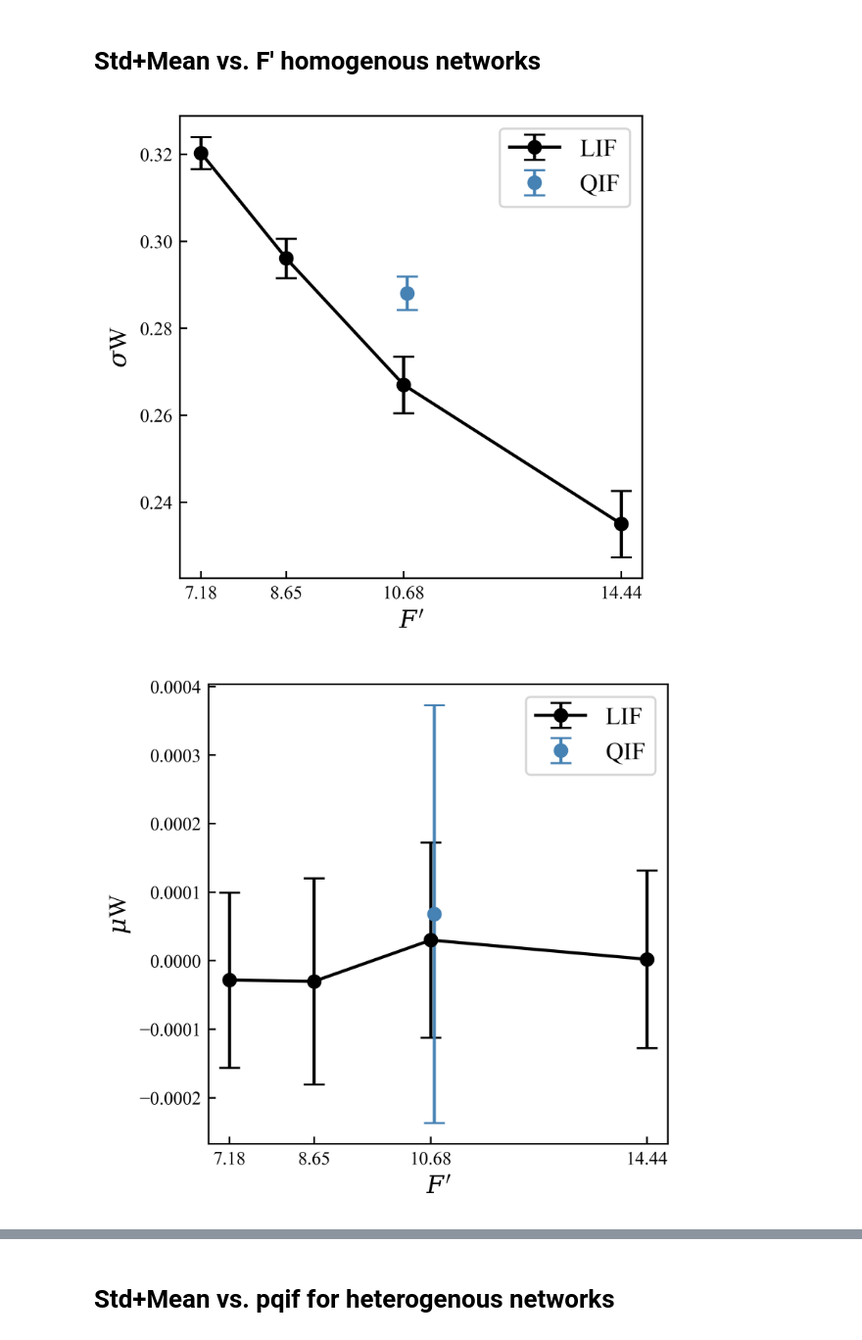
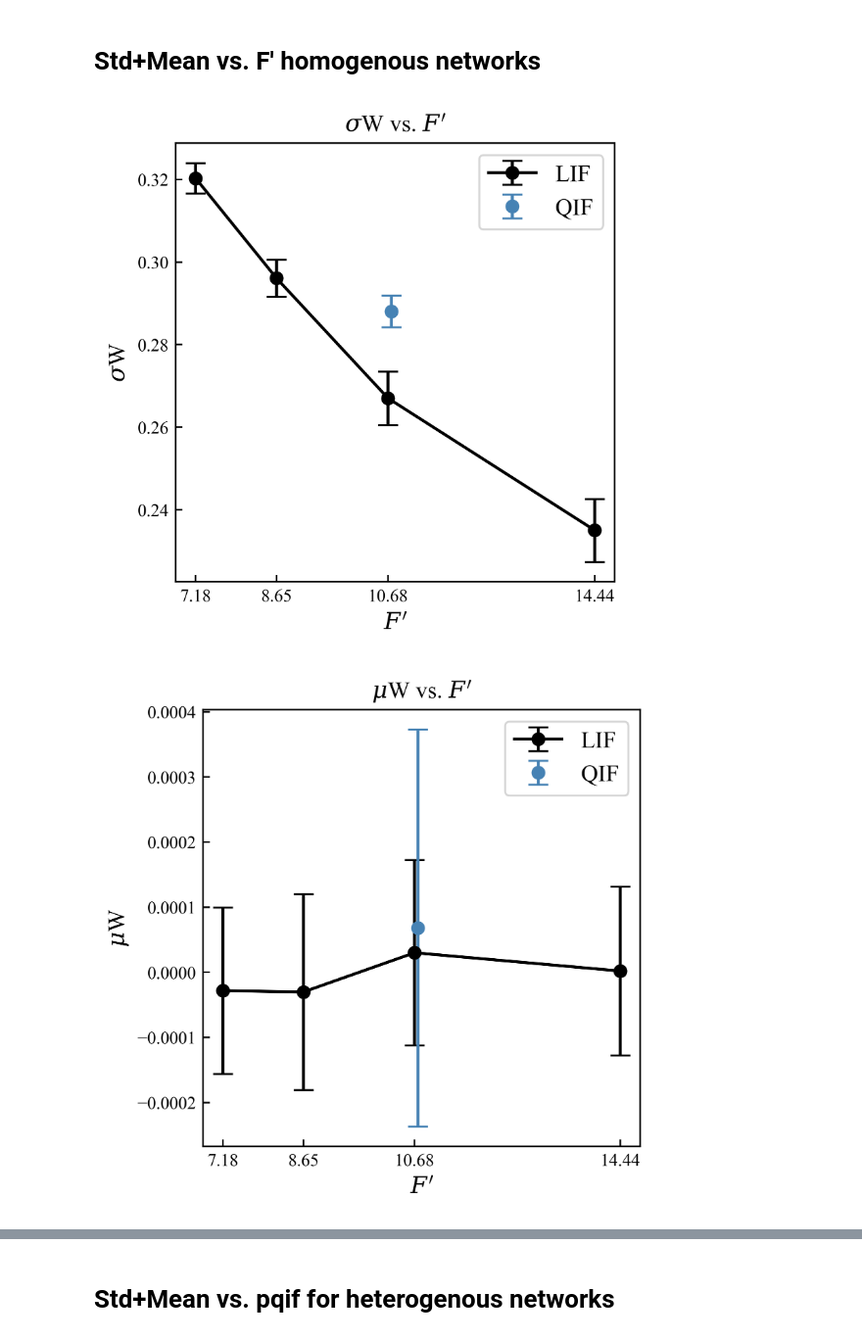
Before and after one commit to acevedomartina/HeterogeneousRNNs, a Jupyter notebook: learning/statistics_connectivity_matrix.ipynb, the cells around one changed output, grey strips where cells are left out. Shown at 98% size. Saved outputs shown, nothing was run; the diff lists cells and outputs as text; code cells hidden in the pictures.

```diff
--- a/learning/statistics_connectivity_matrix.ipynb
+++ b/learning/statistics_connectivity_matrix.ipynb
@@ -371,8 +371,8 @@ dynamics = ['oscillations', 'sequences']
 # dynamics = ['oscillations']
 
 # seed_number = [i for i in range(0, 1)] # Only use one seed for this
-# seed_number = [random.randint(1, 49)]
-seed_number = [2]
+seed_number = [random.randint(1, 49)]
+# seed_number = [2]
 print(f"Used seed {seed_number}")
 
 rows = []
@@ -493,7 +493,7 @@ for dyn in dynamics:
         # ax.legend(loc='upper right')
         ax.set_xlabel("Weights")
         # ax.set_ylabel("Frequency")
-        ax.axvline(0, color="black")
+        # ax.axvline(0, color="black")
         ax.set_xticks(tick_positions)
         ax.set_xlim(xlim)
         ax.set_box_aspect(1)
@@ -547,4 +547,7 @@ cols = ["dyn", "permutated?", "sim", "f", "pqif", "std", "mean"]
 stats_newversion = pd.DataFrame(rows, columns=cols)
 
 display(stats_newversion)
+
+
+# 2
 # %% [output]
@@ -586,7 +589,8 @@ pqif_homogenous = [0, 1]
 
 dynamics = ['oscillations', 'sequences']
 
-seed_number = [random.randint(1, 49)]
+# seed_number = [random.randint(1, 49)]
+seed_number = 2
 print(f"Used seed {seed_number}")
 
 
@@ -595,7 +599,7 @@ for dyn in dynamics:
 
     simulation_number = [i for i in range(1,5)] if dyn == 'oscillations' else [i for i in range(9,13)]
 
-    figname = f"{dyn}_homogenous_histo_weights_{}.svg"
+    figname = f"{dyn}_homogenous_histo_weights_liflif.svg"
 
     #### Create figure and axes
 
@@ -801,33 +807,33 @@ for dyn in dynamics:
                 xlabel = f"$F'$"
                 ylabel = f"$\sigma$W"
 
             elif c == "mean":
                 # title = f"$\mu$W vs. $F'$, {dyn.capitalize()}"
                 title = f"$\mu$W vs. $F'$"
                 xlabel = f"$F'$"
                 ylabel = f"$\mu$W"
 
             #### Plot values on ax
 
             if pqif == 0:
                 label = 'LIF'
                 ax.errorbar(x, y, yerr, fmt='o-', capsize=5, color=colors, label=label)
 
             elif pqif == 1:
                 label = 'QIF'
                 ax.errorbar(slope_qif, y, yerr, fmt='o', capsize=5, color=colors, label=label)
 
-        # ax.set_title(title)
+        ax.set_title(title)
         ax.set_xticks(x_ticks)
         ax.set_xlabel(xlabel)
         ax.set_ylabel(ylabel)
         ax.set_box_aspect(1)
         # if c == "mean":
         #     ax.set_ylim(0, 0.024)
         plt.legend()
         full_path = os.path.join(figure_folder, figname)
         plt.savefig(full_path, format="svg")
         plt.show()
 # %% [output]
-[figure, old version]
+[figure, new version]
-[figure, old version]
+[figure, new version]
```
Also changed, not shown: parts of 8 cells of this notebook, 1 other file.
